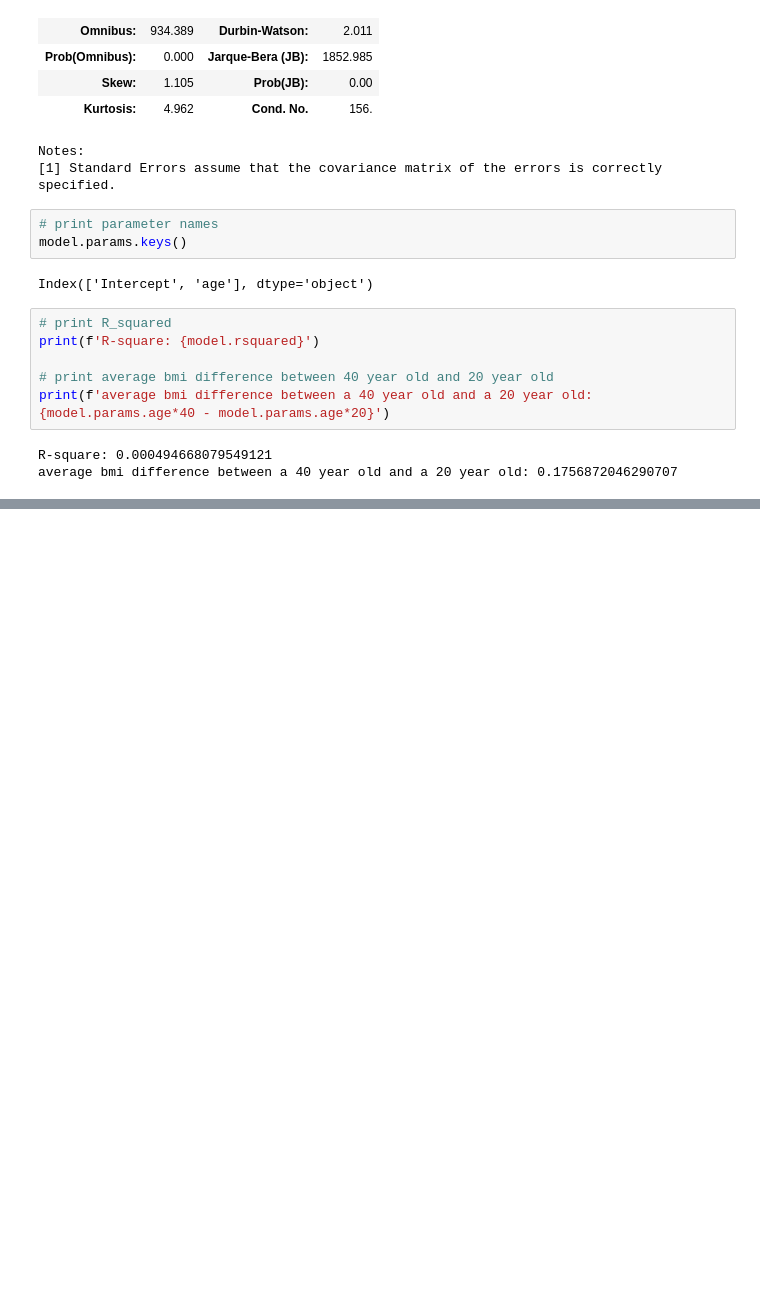
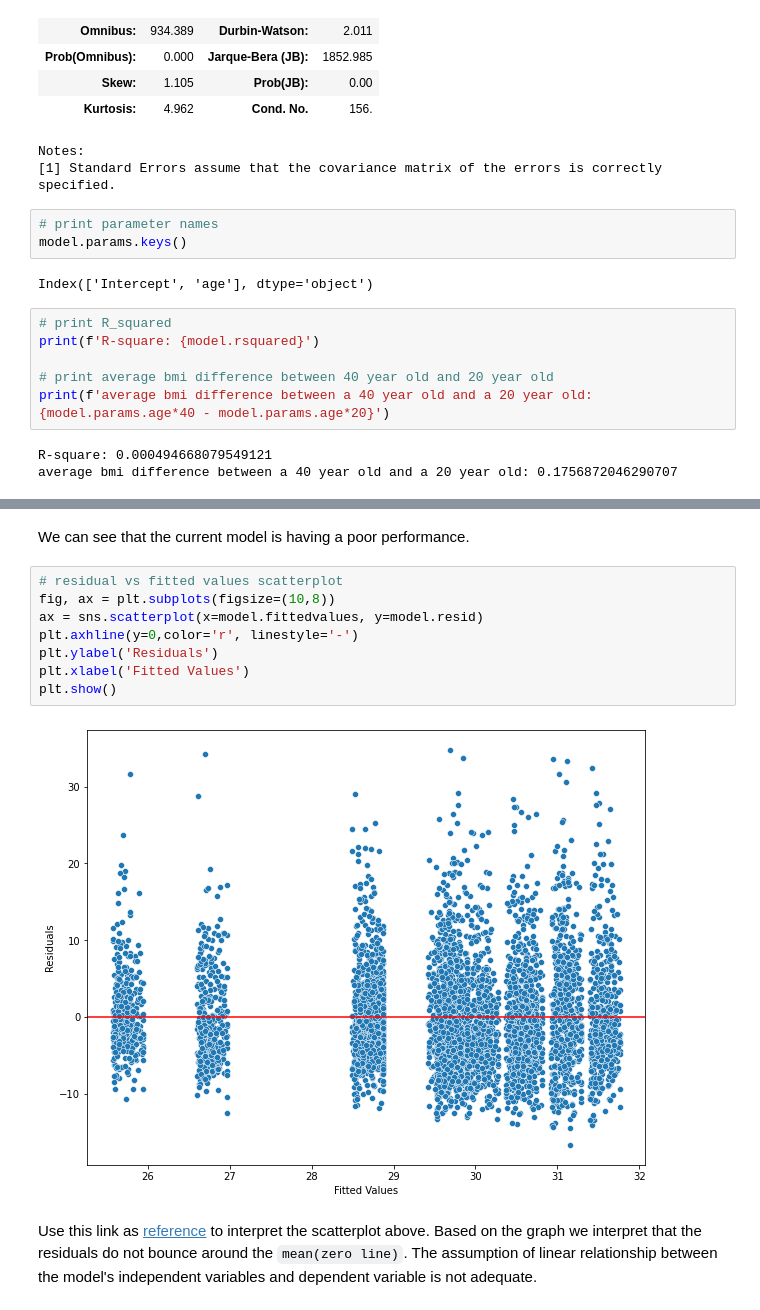
Before and after one commit to jaimebunay/statistics_in_python, a Jupyter notebook: inferential_statistics/regressions.ipynb, the cells around one changed output, grey strips where cells are left out. Cells and saved outputs as stored; diff of their text form; blank space fills up the shorter version.

Commit message:
finished linear regression

```diff
--- a/inferential_statistics/regressions.ipynb
+++ b/inferential_statistics/regressions.ipynb
@@ -102,0 +201,14 @@ At the  95% confidence level, we will fail to reject the null hypothesis. We are
+# %% [markdown]
+We can see that the current model is having a poor performance.
+# %%
+# residual vs fitted values scatterplot
+fig, ax = plt.subplots(figsize=(10,8))
+ax = sns.scatterplot(x=model.fittedvalues, y=model.resid)
+plt.axhline(y=0,color='r', linestyle='-')
+plt.ylabel('Residuals')
+plt.xlabel('Fitted Values')
+plt.show()
+# %% [output]
+[figure, added]
+# %% [markdown]
+Use this link as [reference](https://online.stat.psu.edu/stat462/node/117/) to interpret the scatterplot above. Based on the graph we interpret that the residuals do not bounce around the `mean(zero line)`. The assumption of linear relationship between the model's independent variables and dependent variable is not adequate.
```
Also changed, not shown: parts of 23 cells of this notebook.
